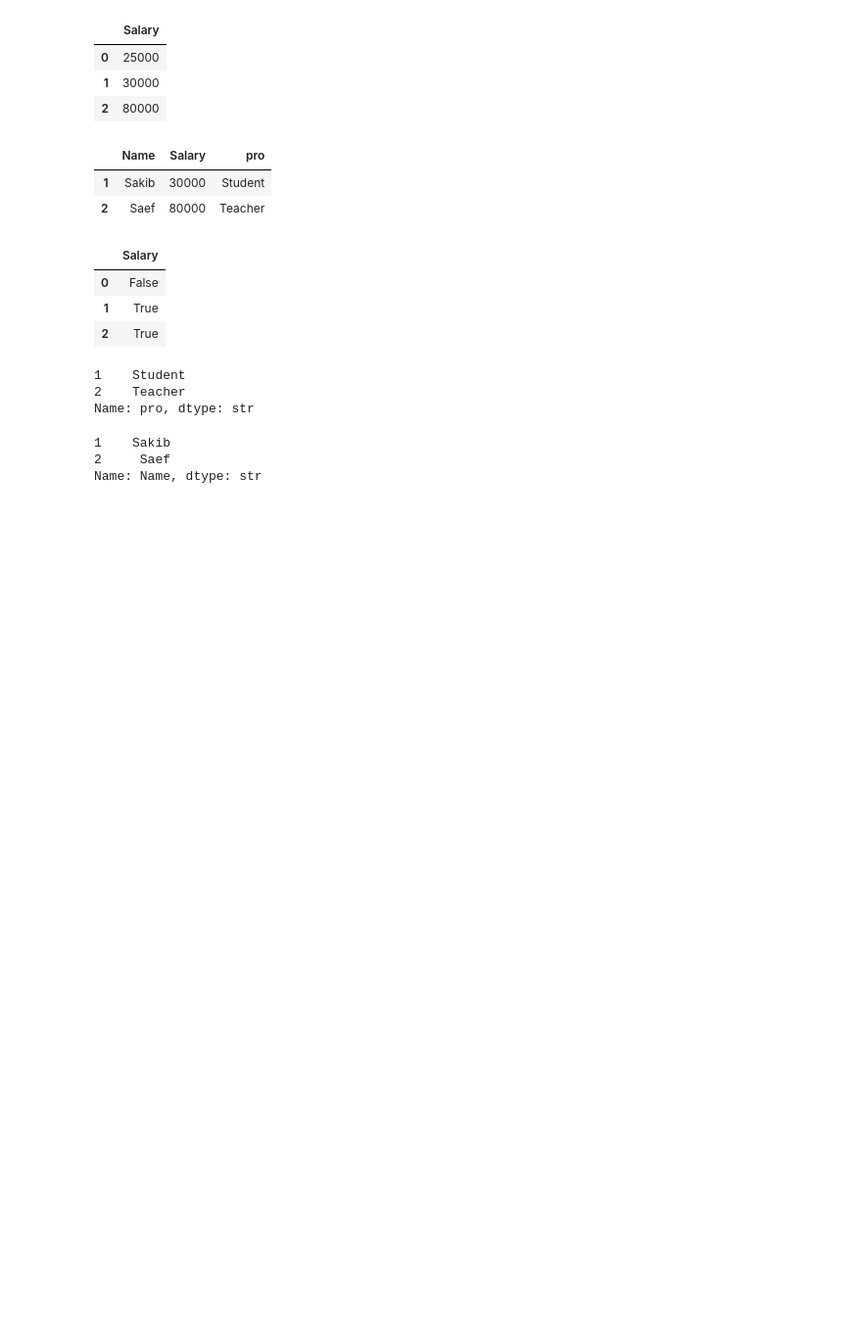
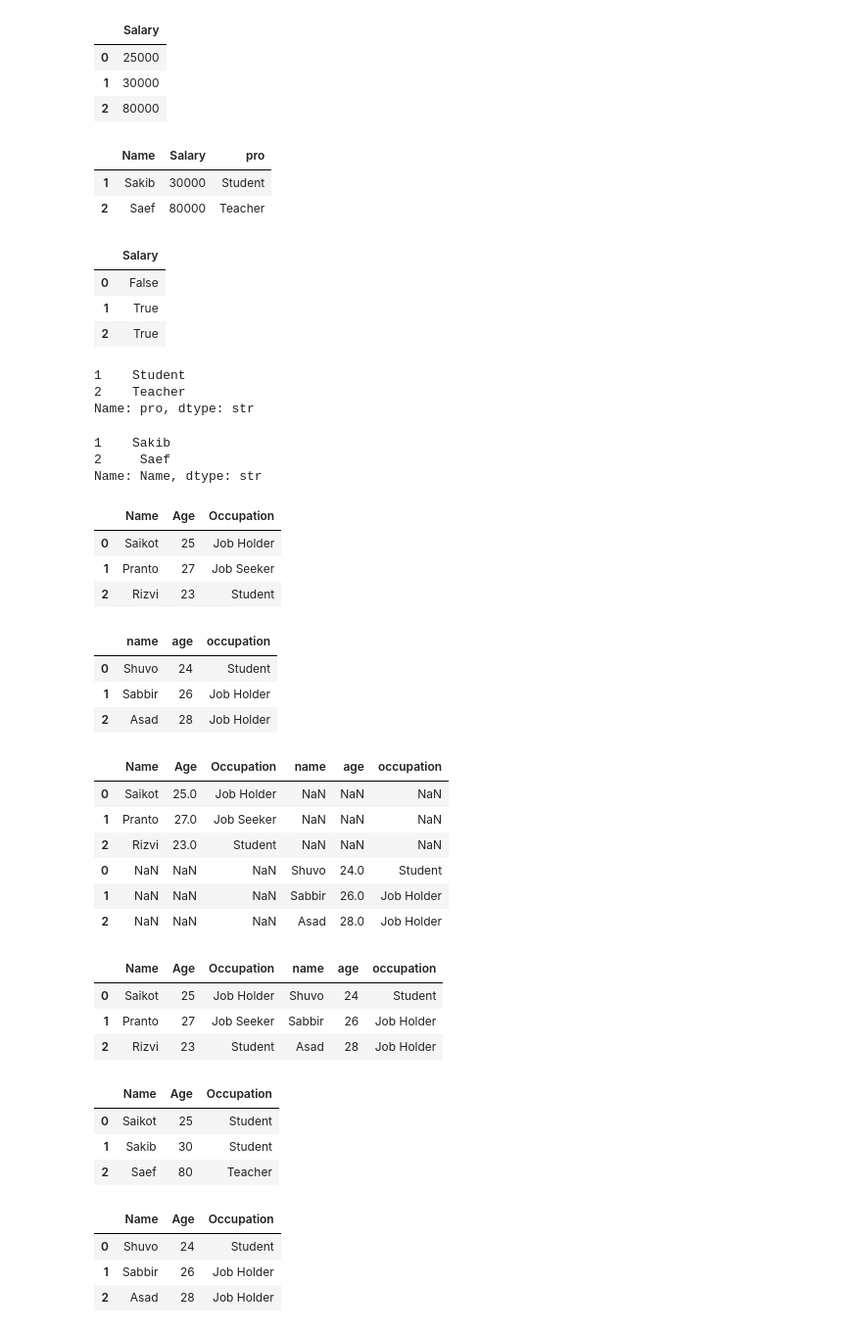
Before and after one commit to Saikot313/Pandas, a Jupyter notebook: pandas.ipynb, the cells around one changed output. Shown at 98% size. Drawn from its saved outputs; the diff is of its cells as text; code cells hidden in the pictures; blank space fills up the shorter version.

Commit message:
Concate DataFrame

```diff
--- a/pandas.ipynb
+++ b/pandas.ipynb
@@ -470,3 +470,41 @@ df[df["Salary"]>25000]["Name"]
 1    Sakib
 2     Saef
 Name: Name, dtype: str
+# %%
+Data = {
+    "Name": ["Saikot","Pranto","Rizvi"],
+    "Age" : [25,27,23],
+    "Occupation" : ["Job Holder","Job Seeker","Student"]
+    }
+df = pd.DataFrame(Data)
+df
+# %% [output]
+|  | Name | Age | Occupation |
+| 0 | Saikot | 25 | Job Holder |
+| 1 | Pranto | 27 | Job Seeker |
+| 2 | Rizvi | 23 | Student |
+# %%
+Data = {
+    "name": ["Shuvo","Sabbir","Asad"],
+    "age" : [24,26,28],
+    "occupation" : ["Student","Job Holder","Job Holder"]
+    }
+df1 = pd.DataFrame(Data)
+df1
+# %% [output]
+|  | name | age | occupation |
+| 0 | Shuvo | 24 | Student |
+| 1 | Sabbir | 26 | Job Holder |
+| 2 | Asad | 28 | Job Holder |
+# %%
+new_df = pd.concat([df,df1])
+# %%
+new_df
+# %% [output]
+|  | Name | Age | Occupation | name | age | occupation |
+| 0 | Saikot | 25.0 | Job Holder | NaN | NaN | NaN |
+| 1 | Pranto | 27.0 | Job Seeker | NaN | NaN | NaN |
+| 2 | Rizvi | 23.0 | Student | NaN | NaN | NaN |
+| 0 | NaN | NaN | NaN | Shuvo | 24.0 | Student |
+| 1 | NaN | NaN | NaN | Sabbir | 26.0 | Job Holder |
+| 2 | NaN | NaN | NaN | Asad | 28.0 | Job Holder |
@@ -472,0 +513,33 @@ Name: Name, dtype: str
+# %%
+new_df
+# %% [output]
+|  | Name | Age | Occupation | name | age | occupation |
+| 0 | Saikot | 25 | Job Holder | Shuvo | 24 | Student |
+| 1 | Pranto | 27 | Job Seeker | Sabbir | 26 | Job Holder |
+| 2 | Rizvi | 23 | Student | Asad | 28 | Job Holder |
+# %%
+a = {"Name": ["Saikot","Sakib","Saef"],
+     "Age": [25,30,80],
+     "Occupation": ["Student","Student","Teacher"]
+    }
+
+df = pd.DataFrame(a)
+df
+# %% [output]
+|  | Name | Age | Occupation |
+| 0 | Saikot | 25 | Student |
+| 1 | Sakib | 30 | Student |
+| 2 | Saef | 80 | Teacher |
+# %%
+Data = {
+    "Name": ["Shuvo","Sabbir","Asad"],
+    "Age" : [24,26,28],
+    "Occupation" : ["Student","Job Holder","Job Holder"]
+    }
+df1 = pd.DataFrame(Data)
+df1
+# %% [output]
+|  | Name | Age | Occupation |
+| 0 | Shuvo | 24 | Student |
+| 1 | Sabbir | 26 | Job Holder |
+| 2 | Asad | 28 | Job Holder |
```
Also changed, not shown: parts of 5 cells of this notebook.
